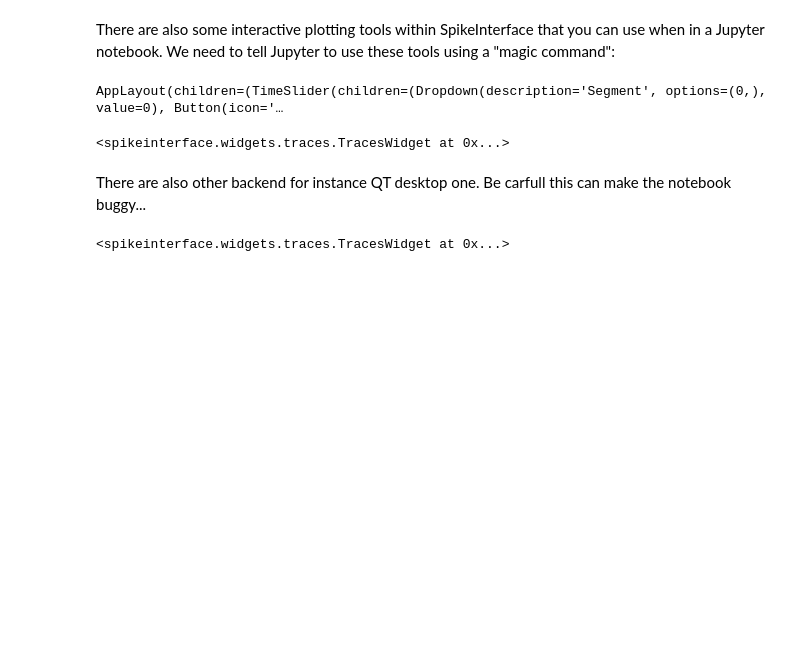
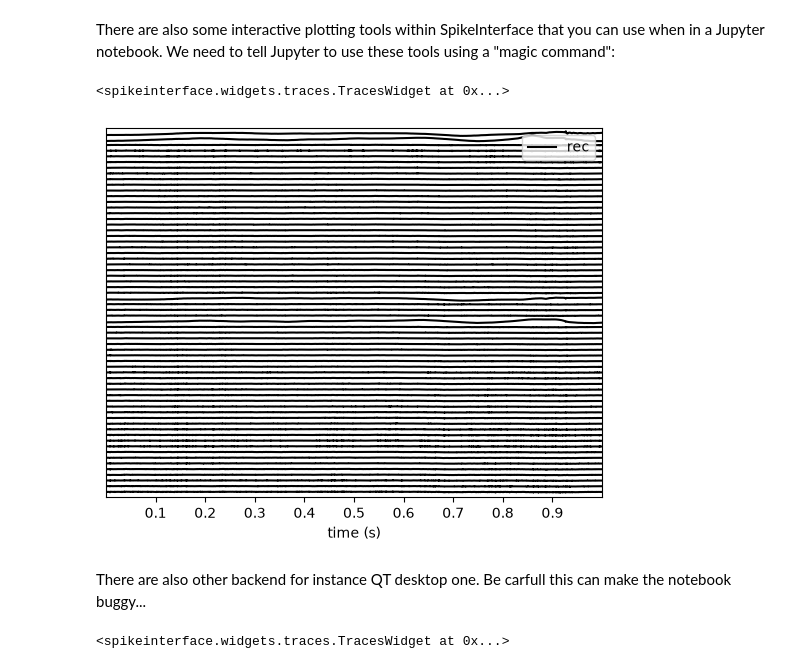
Before and after one commit to mrsbloomday/school_neuralnet_paris_2026, a Jupyter notebook: my_work/Tutorial01-read-data-and-object-manipulaton.ipynb, the cells around one changed output. Drawn from its saved outputs; the diff is of its cells as text; code cells hidden in the pictures; blank space fills up the shorter version.

```diff
--- a/my_work/Tutorial01-read-data-and-object-manipulaton.ipynb
+++ b/my_work/Tutorial01-read-data-and-object-manipulaton.ipynb
@@ -136,11 +135,11 @@ si.plot_traces(channel_sliced_recording)
 # %% [markdown]
 There are also some interactive plotting tools within SpikeInterface that you can use when in a Jupyter notebook. We need to tell Jupyter to use these tools using a "magic command":
 # %%
-%matplotlib widget
-si.plot_traces(recording, backend='ipywidgets')
+%matplotlib inline
+si.plot_traces(recording, backend='matplotlib', time_range=(0, 1))   # primo secondo, immagine statica
 # %% [output]
-AppLayout(children=(TimeSlider(children=(Dropdown(description='Segment', options=(0,), value=0), Button(icon='…
+<spikeinterface.widgets.traces.TracesWidget at 0x...>
-<spikeinterface.widgets.traces.TracesWidget at 0x...>
+[figure, added]
 # %% [markdown]
 There are also other backend for instance QT desktop one.
 Be carfull this can make the notebook buggy...
```
Also changed, not shown: parts of 11 cells of this notebook, 2 other files.
